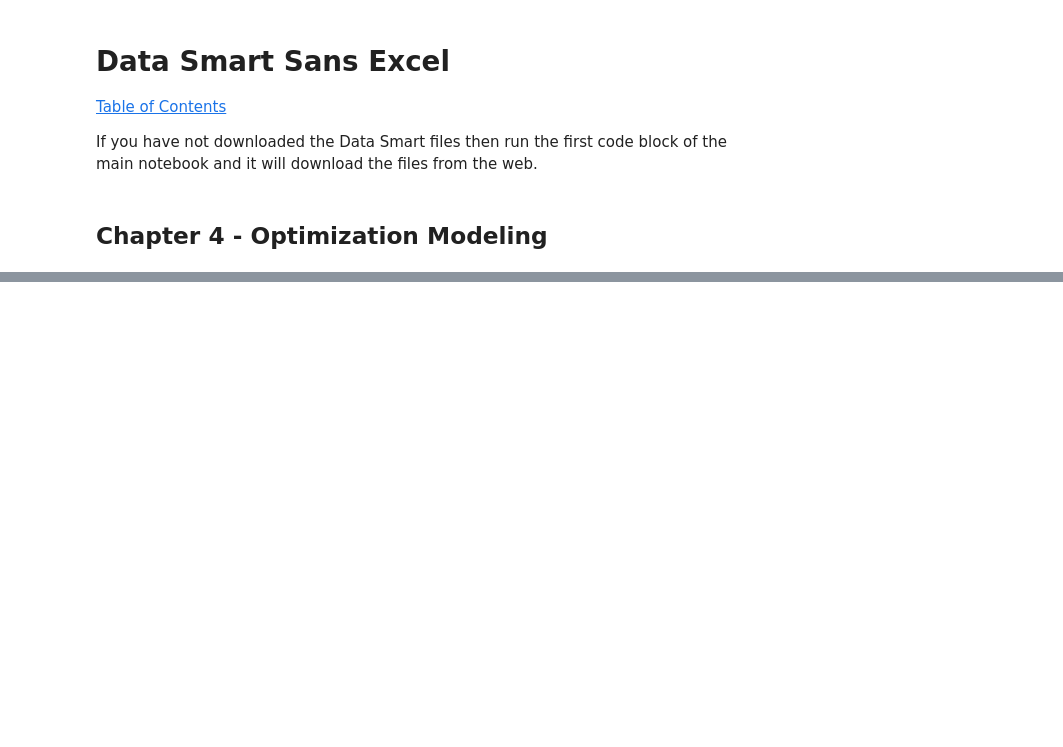
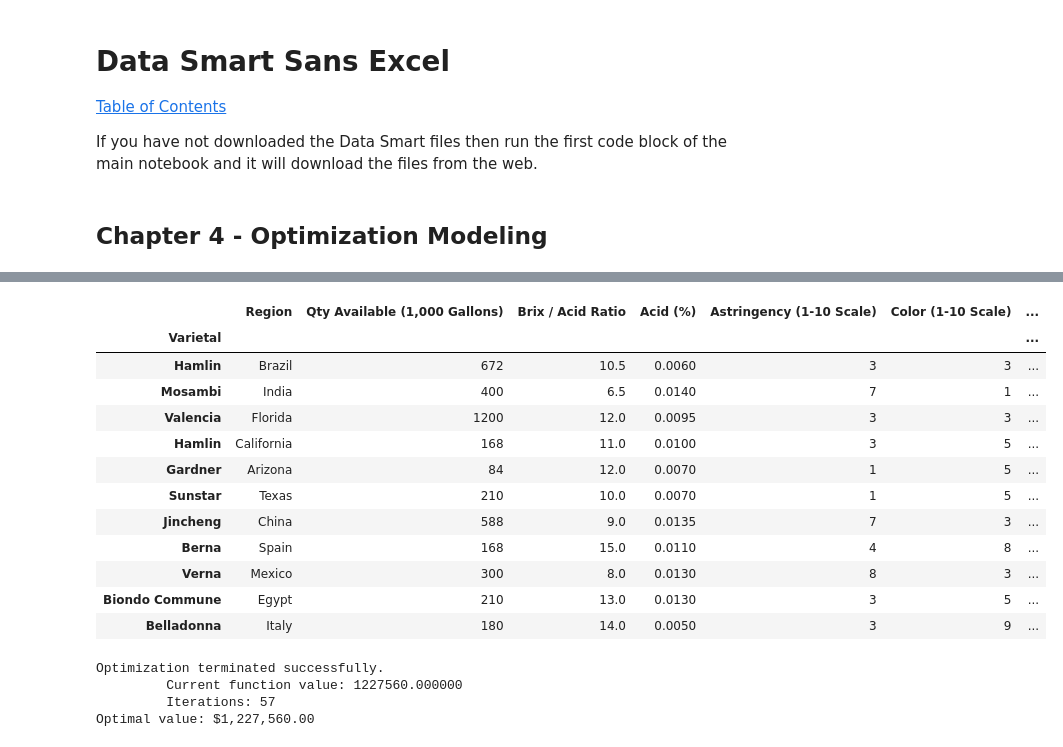
Before and after one commit to slstarnes/data-smart-sans-excel, a Jupyter notebook: Data Smart Sans Excel - Ch. 4.ipynb, the cells around one changed output, grey strips where cells are left out. Drawn from its saved outputs; the diff is of its cells as text; code cells hidden in the pictures; blank space fills up the shorter version.

```diff
--- a/Data Smart Sans Excel - Ch. 4.ipynb
+++ b/Data Smart Sans Excel - Ch. 4.ipynb
@@ -200,0 +62,16 @@ Color (1-10 Scale)        5.450000e+01  5.450000e+01  5.450000e+01
+# %%
+specs_df
+# %% [output]
+|  | Region | Qty Available (1,000 Gallons) | Brix / Acid Ratio | Acid (%) | Astringency (1-10 Scale) | Color (1-10 Scale) | ... |
+| Varietal |  |  |  |  |  |  | ... |
+| Hamlin | Brazil | 672 | 10.5 | 0.0060 | 3 | 3 | ... |
+| Mosambi | India | 400 | 6.5 | 0.0140 | 7 | 1 | ... |
+| Valencia | Florida | 1200 | 12.0 | 0.0095 | 3 | 3 | ... |
+| Hamlin | California | 168 | 11.0 | 0.0100 | 3 | 5 | ... |
+| Gardner | Arizona | 84 | 12.0 | 0.0070 | 1 | 5 | ... |
+| Sunstar | Texas | 210 | 10.0 | 0.0070 | 1 | 5 | ... |
+| Jincheng | China | 588 | 9.0 | 0.0135 | 7 | 3 | ... |
+| Berna | Spain | 168 | 15.0 | 0.0110 | 4 | 8 | ... |
+| Verna | Mexico | 300 | 8.0 | 0.0130 | 8 | 3 | ... |
+| Biondo Commune | Egypt | 210 | 13.0 | 0.0130 | 3 | 5 | ... |
+| Belladonna | Italy | 180 | 14.0 | 0.0050 | 3 | 9 | ... |
@@ -200,0 +157,9 @@ Color (1-10 Scale)        5.450000e+01  5.450000e+01  5.450000e+01
+# %%
+res = linprog(c, A_eq=A_eq, b_eq=b_eq,
+              A_ub=A_ub, b_ub=b_ub,bounds=(0, None),options={"disp": True})
+print('Optimal value:', '${0:,.2f}'.format(res.fun))
+# %% [output]
+Optimization terminated successfully.
+         Current function value: 1227560.000000
+         Iterations: 57
+Optimal value: $1,227,560.00
```
Also changed, not shown: parts of 16 cells of this notebook.
